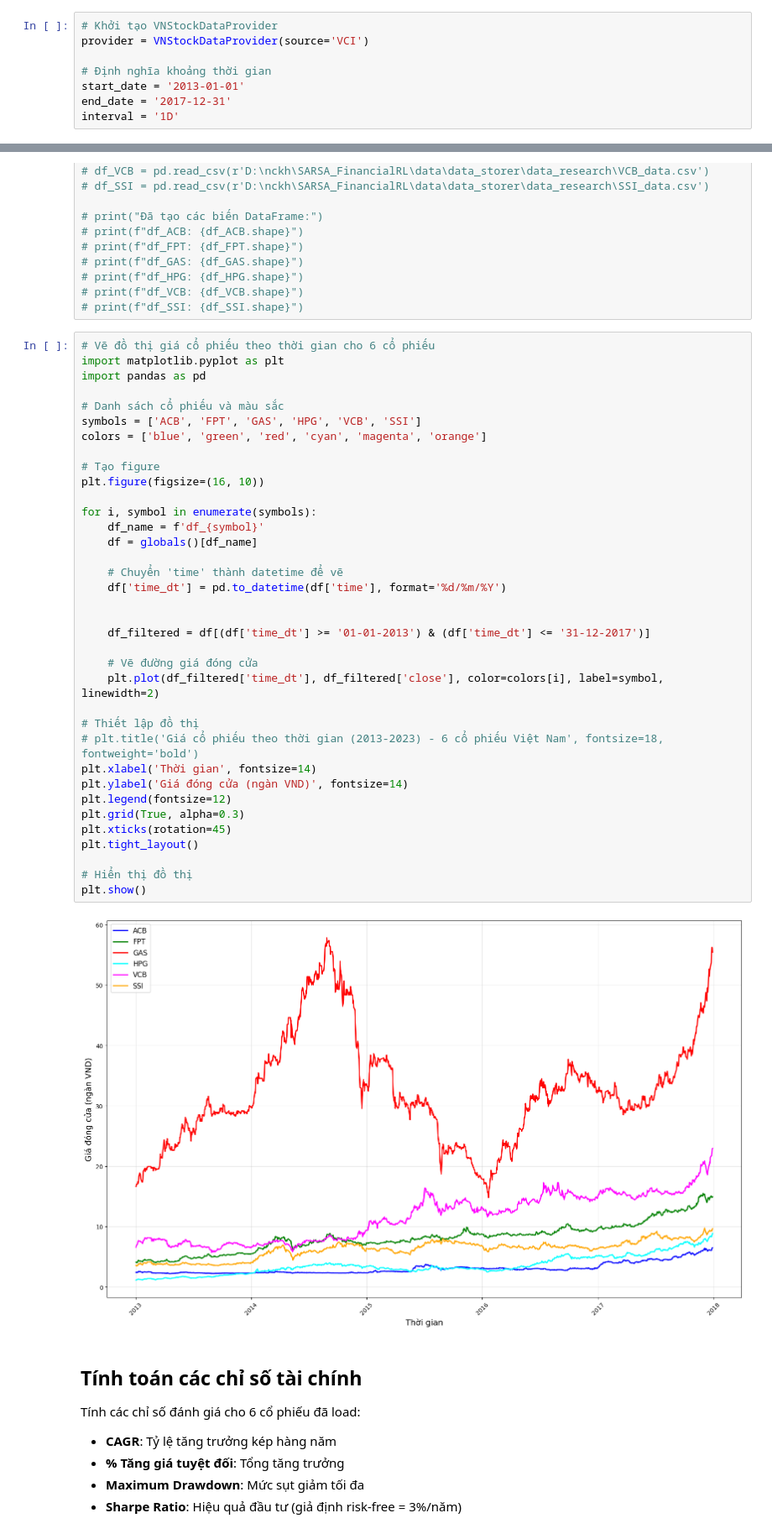
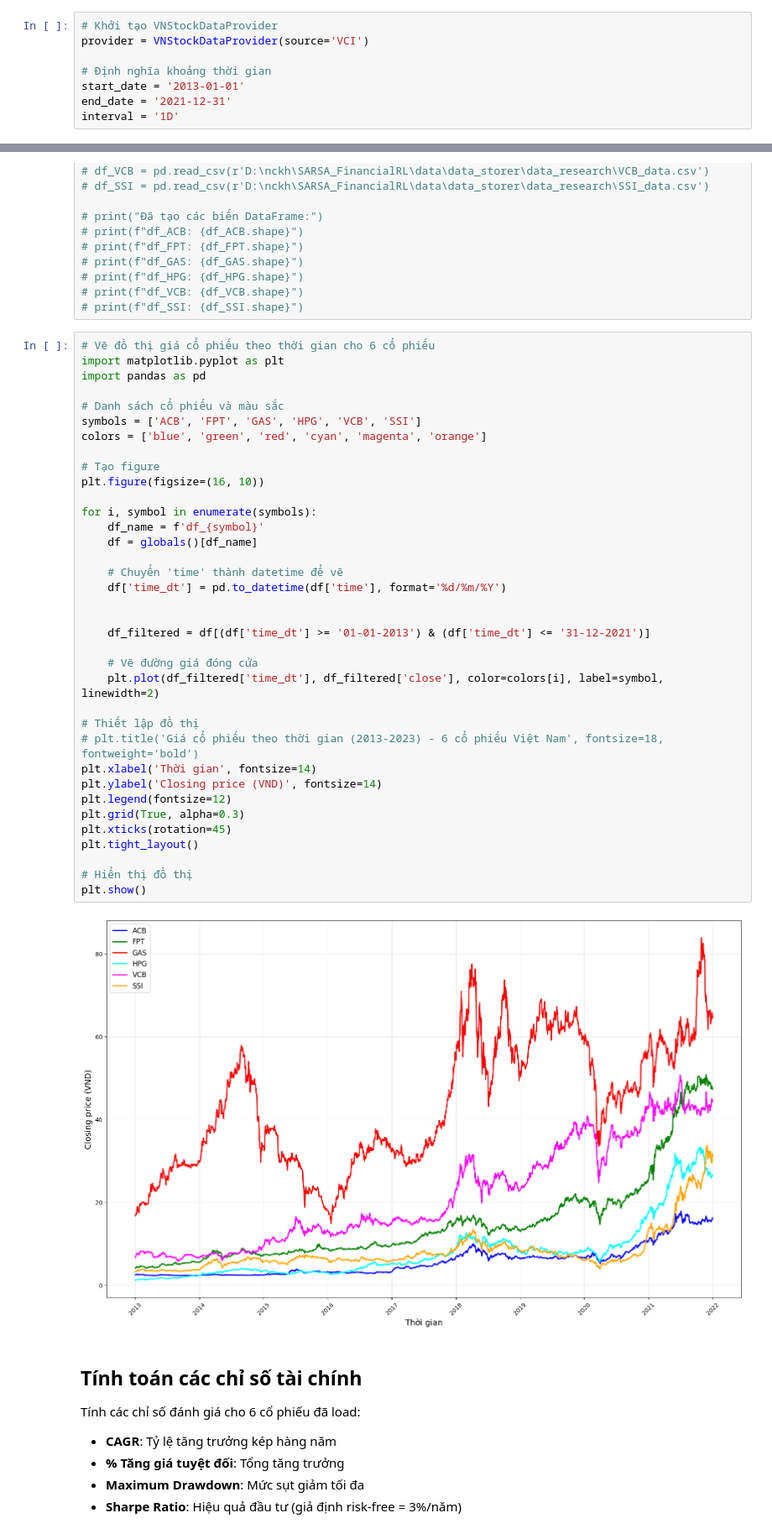
Before and after one commit to kohi-vip/SARSA_FinancialRL, a Jupyter notebook: application/testing/getDataReaseach.ipynb, the cells around one changed output, grey strips where cells are left out. Shown at 84% size. Drawn from its saved outputs; the diff is of its cells as text.

```diff
--- a/application/testing/getDataReaseach.ipynb
+++ b/application/testing/getDataReaseach.ipynb
@@ -49,7 +61,7 @@ provider = VNStockDataProvider(source='VCI')
 
 # Định nghĩa khoảng thời gian
 start_date = '2013-01-01'
-end_date = '2017-12-31'
+end_date = '2021-12-31'
 interval = '1D'
 # %%
 # Lấy dữ liệu cho từng mã cổ phiếu và lưu vào biến riêng
@@ -151,36 +159,36 @@ import pandas as pd
 # Danh sách cổ phiếu và màu sắc
 symbols = ['ACB', 'FPT', 'GAS', 'HPG', 'VCB', 'SSI']
 colors = ['blue', 'green', 'red', 'cyan', 'magenta', 'orange']
 
 # Tạo figure
 plt.figure(figsize=(16, 10))
 
 for i, symbol in enumerate(symbols):
     df_name = f'df_{symbol}'
     df = globals()[df_name]
 
     # Chuyển 'time' thành datetime để vẽ
     df['time_dt'] = pd.to_datetime(df['time'], format='%d/%m/%Y')
 
 
-    df_filtered = df[(df['time_dt'] >= '01-01-2013') & (df['time_dt'] <= '31-12-2017')]
+    df_filtered = df[(df['time_dt'] >= '01-01-2013') & (df['time_dt'] <= '31-12-2021')]
 
     # Vẽ đường giá đóng cửa
     plt.plot(df_filtered['time_dt'], df_filtered['close'], color=colors[i], label=symbol, linewidth=2)
 
 # Thiết lập đồ thị
 # plt.title('Giá cổ phiếu theo thời gian (2013-2023) - 6 cổ phiếu Việt Nam', fontsize=18, fontweight='bold')
 plt.xlabel('Thời gian', fontsize=14)
-plt.ylabel('Giá đóng cửa (ngàn VND)', fontsize=14)
+plt.ylabel('Closing price (VND)', fontsize=14)
 plt.legend(fontsize=12)
 plt.grid(True, alpha=0.3)
 plt.xticks(rotation=45)
 plt.tight_layout()
 
 # Hiển thị đồ thị
 plt.show()
 # %% [output]
-[figure, old version]
+[figure, new version]
 # %% [markdown]
 ## Tính toán các chỉ số tài chính
 
```
Also changed, not shown: parts of 5 cells of this notebook, 41 other files.
